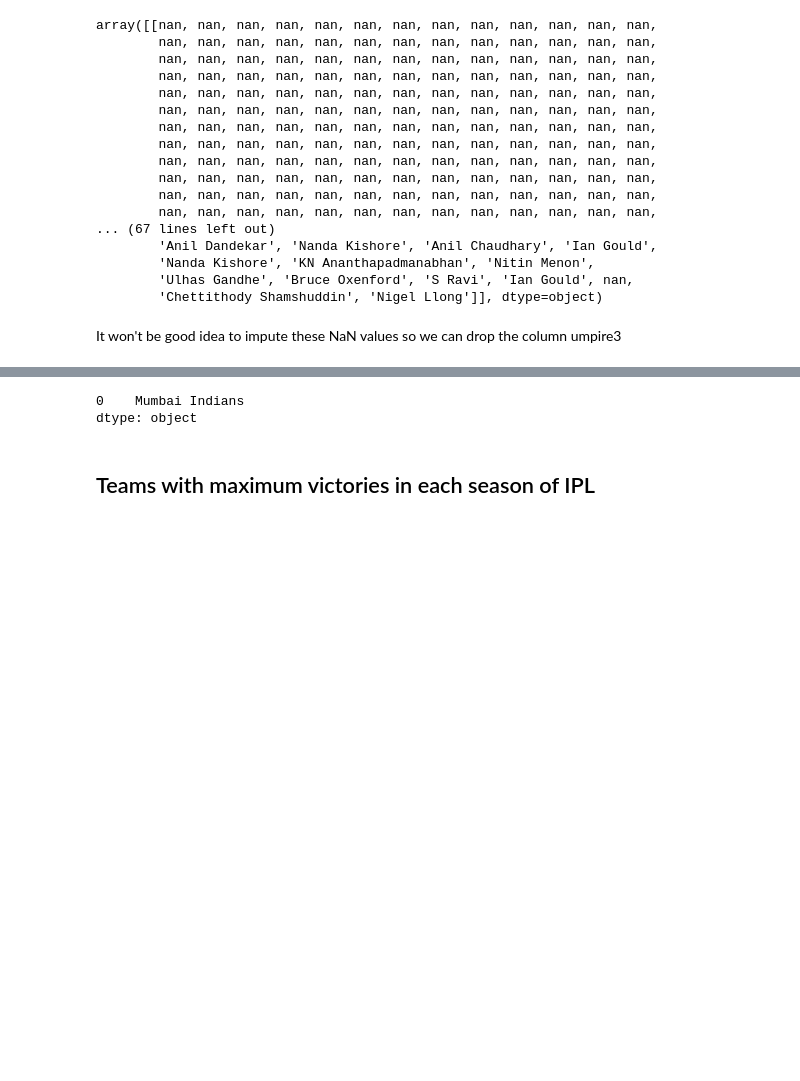
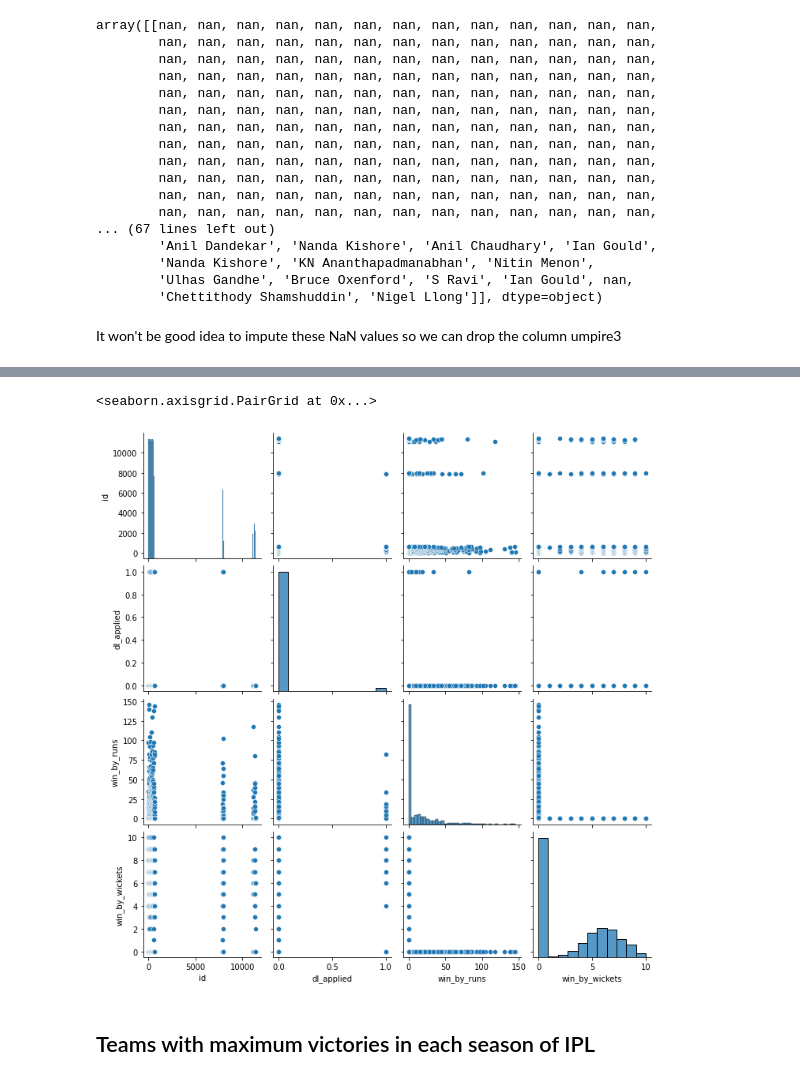
Before and after one commit to anshudhanshu/IPL-Dataset-Analysis, a Jupyter notebook: Sudhanshu_Rawat_Team_3_Capstone_Project.ipynb, the cells around one changed output, grey strips where cells are left out. Cells and saved outputs as stored; diff of their text form; code cells hidden in the pictures; blank space fills up the shorter version.

```diff
--- a/Sudhanshu_Rawat_Team_3_Capstone_Project.ipynb
+++ b/Sudhanshu_Rawat_Team_3_Capstone_Project.ipynb
@@ -219,11 +219,11 @@ ipl_matches.head()
 | 2 | 3 | IPL-2017 | Rajkot | 07-04-2017 | Gujarat Lions | Kolkata Knight Riders | Kolkata Knight Riders | field | normal | 0 | ... |
 | 3 | 4 | IPL-2017 | Indore | 08-04-2017 | Rising Pune Supergiant | Kings XI Punjab | Kings XI Punjab | field | normal | 0 | ... |
 | 4 | 5 | IPL-2017 | Bangalore | 08-04-2017 | Royal Challengers Bangalore | Delhi Daredevils | Royal Challengers Bangalore | bat | normal | 0 | ... |
-# %%
-ipl_matches.winner.mode()
-# %% [output]
-0    Mumbai Indians
-dtype: object
+# %%
+sns.pairplot(ipl_matches)
+# %% [output]
+<seaborn.axisgrid.PairGrid at 0x...>
+[figure, added]
 # %% [markdown]
 ## Teams with maximum victories in each season of IPL
 # %%
```
Also changed, not shown: parts of 28 cells of this notebook.
